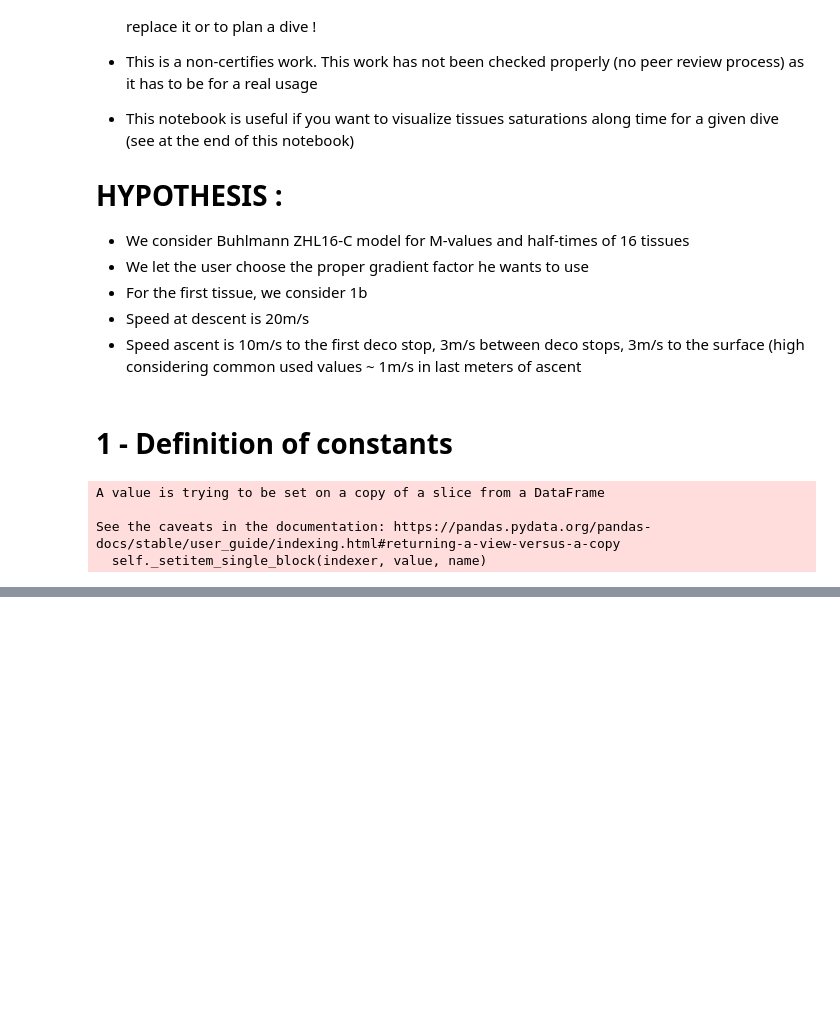
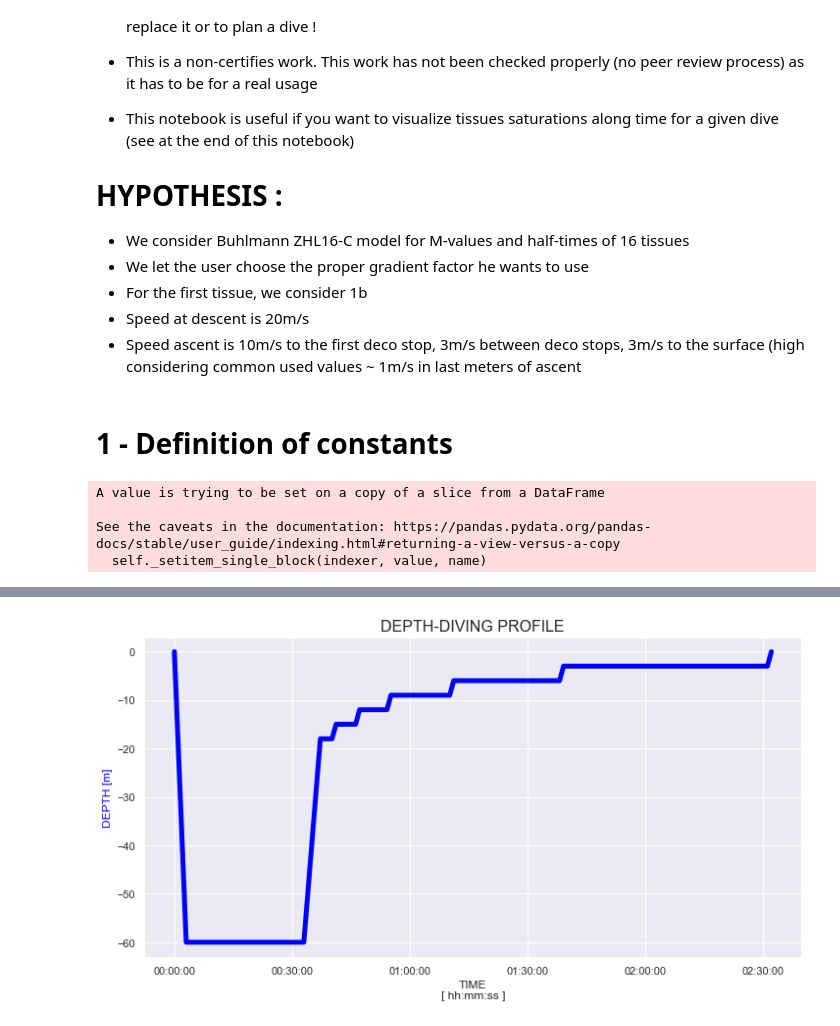
Before and after one commit to BenoitPierson/Deco, a Jupyter notebook: Deco planner V2.ipynb, the cells around one changed output, grey strips where cells are left out. Drawn from its saved outputs; the diff is of its cells as text; code cells hidden in the pictures; blank space fills up the shorter version.

```diff
--- a/Deco planner V2.ipynb
+++ b/Deco planner V2.ipynb
@@ -223,4 +231,10 @@ deco_planner
-# %%
-end = deco_planner['Temps - min'].values[-1]
-for i in range(0, end.hour * 3600 + end.minute * 60 + end.second):
-    print(i)
+# %%
+start = df['Time'].min()
+end = df['Time'].max()
+nb_secs = int((df['Time'].max() - df['Time'].min()).total_seconds()) + 1
+times = [start + np.timedelta64(i, 's') for i in range(nb_secs)]
+df2 = pd.DataFrame({'Time' : times})
+df2 = pd.merge(left = df2, right = df[['Time', 'Depth [m]']], left_on = ['Time'], right_on = ['Time'], how = 'left')
+df2['Depth [m]'] = df2['Depth [m]'].interpolate(method = 'linear')
+df2['Ambiant Pressure [bar]'] = df2['Depth [m]'].apply(lambda x : p_atm_sea_level + (rho_water * g * x) / 1E5)
+df2 = calculate_cell_saturation(df2)
@@ -226,0 +257,13 @@ for i in range(0, end.hour * 3600 + end.minute * 60 + end.second):
+# %%
+fig, ax = plt.subplots(1, figsize = (12, 6))
+#ax2 = ax.twinx()
+ax.plot(df2['Time'], -df2['Depth [m]'], linewidth = 5, c = "blue")
+ax.xaxis.set_major_formatter(mdates.DateFormatter('%H:%M:%S'))
+ax.set_xlabel('TIME\n[ hh:mm:ss ]', fontsize = 12)
+ax.set_ylabel('DEPTH [m]', fontsize = 12, color = "blue")
+#ax2.plot(df2['Time'], df2['Ambiant Pressure [bar]'], linewidth = 1, c = "red")
+#ax2.set_ylabel('Ambiant Pressure [bar]', fontsize = 12, color = 'red')
+plt.title('DEPTH-DIVING PROFILE', fontsize = 16)
+plt.show()
+# %% [output]
+[figure, added]
```
Also changed, not shown: parts of 12 cells of this notebook.
